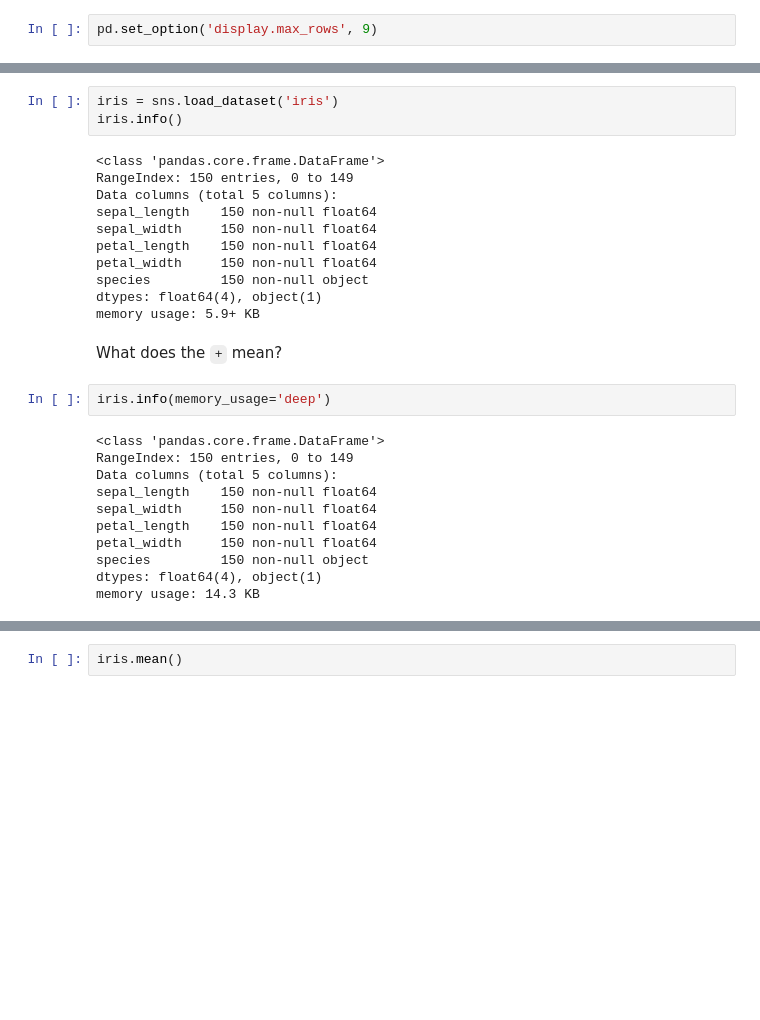
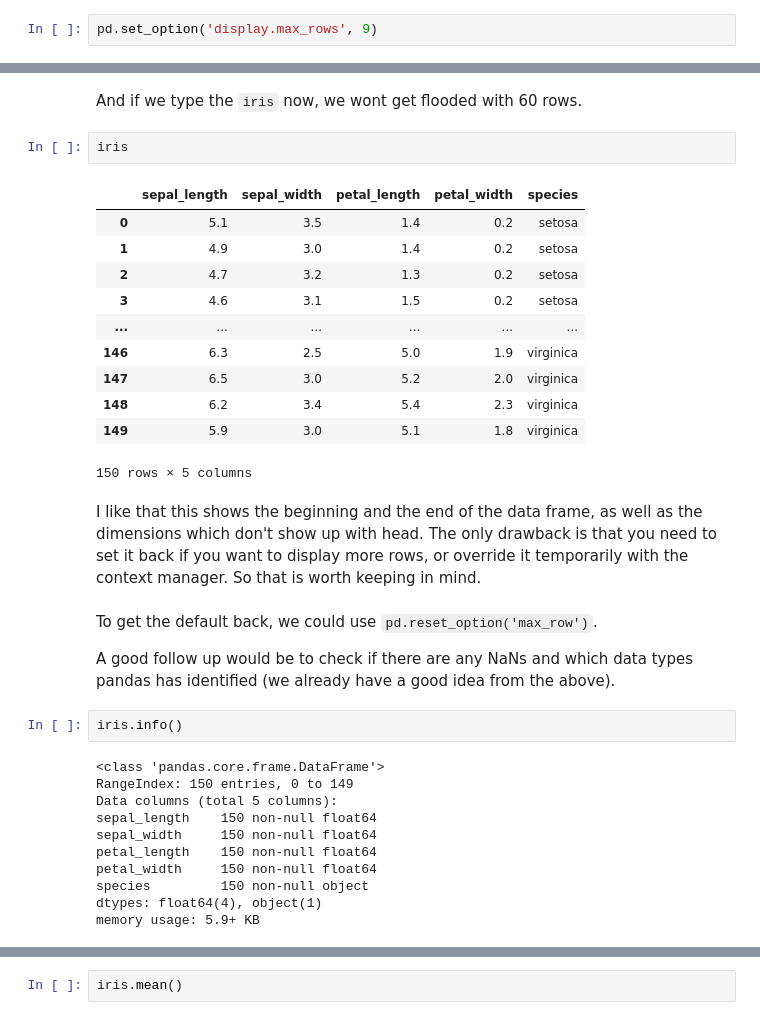
Before and after one commit to UofTCoders/workshops-dc-py, a Jupyter notebook: mds-seminar-apply-cat-str.ipynb, the cells around one changed output, grey strips where cells are left out. Cells and saved outputs as stored; diff of their text form; blank space fills up the shorter version.

Commit message:
Update apply, info, and perf sections

```diff
--- a/mds-seminar-apply-cat-str.ipynb
+++ b/mds-seminar-apply-cat-str.ipynb
@@ -52,5 +89,26 @@ pd.set_option('display.max_rows', 9)
+# %% [markdown]
+And if we type the `iris` now, we wont get flooded with 60 rows.
+# %%
+iris
+# %% [output]
+|  | sepal_length | sepal_width | petal_length | petal_width | species |
+| 0 | 5.1 | 3.5 | 1.4 | 0.2 | setosa |
+| 1 | 4.9 | 3.0 | 1.4 | 0.2 | setosa |
+| 2 | 4.7 | 3.2 | 1.3 | 0.2 | setosa |
+| 3 | 4.6 | 3.1 | 1.5 | 0.2 | setosa |
+| ... | ... | ... | ... | ... | ... |
+| 146 | 6.3 | 2.5 | 5.0 | 1.9 | virginica |
+| 147 | 6.5 | 3.0 | 5.2 | 2.0 | virginica |
+| 148 | 6.2 | 3.4 | 5.4 | 2.3 | virginica |
+| 149 | 5.9 | 3.0 | 5.1 | 1.8 | virginica |
+150 rows × 5 columns
+# %% [markdown]
+I like that this shows the beginning and the end of the data frame, as well as the dimensions which don't show up with head. The only drawback is that you need to set it back if you want to display more rows, or override it temporarily with the context manager. So that is worth keeping in mind.
+# %% [markdown]
+To get the default back, we could use `pd.reset_option('max_row')`.
+
+A good follow up would be to check if there are any NaNs and which data types pandas has identified (we already have a good idea from the above).
 # %%
-iris = sns.load_dataset('iris')
 iris.info()
 # %% [output]
 <class 'pandas.core.frame.DataFrame'>
@@ -63,18 +121,3 @@ petal_width     150 non-null float64
 species         150 non-null object
 dtypes: float64(4), object(1)
 memory usage: 5.9+ KB
-# %% [markdown]
-What does the `+` mean?
-# %%
-iris.info(memory_usage='deep')
-# %% [output]
-<class 'pandas.core.frame.DataFrame'>
-RangeIndex: 150 entries, 0 to 149
-Data columns (total 5 columns):
-sepal_length    150 non-null float64
-sepal_width     150 non-null float64
-petal_length    150 non-null float64
-petal_width     150 non-null float64
-species         150 non-null object
-dtypes: float64(4), object(1)
-memory usage: 14.3 KB
```
Also changed, not shown: parts of 114 cells of this notebook, 1 other file.
